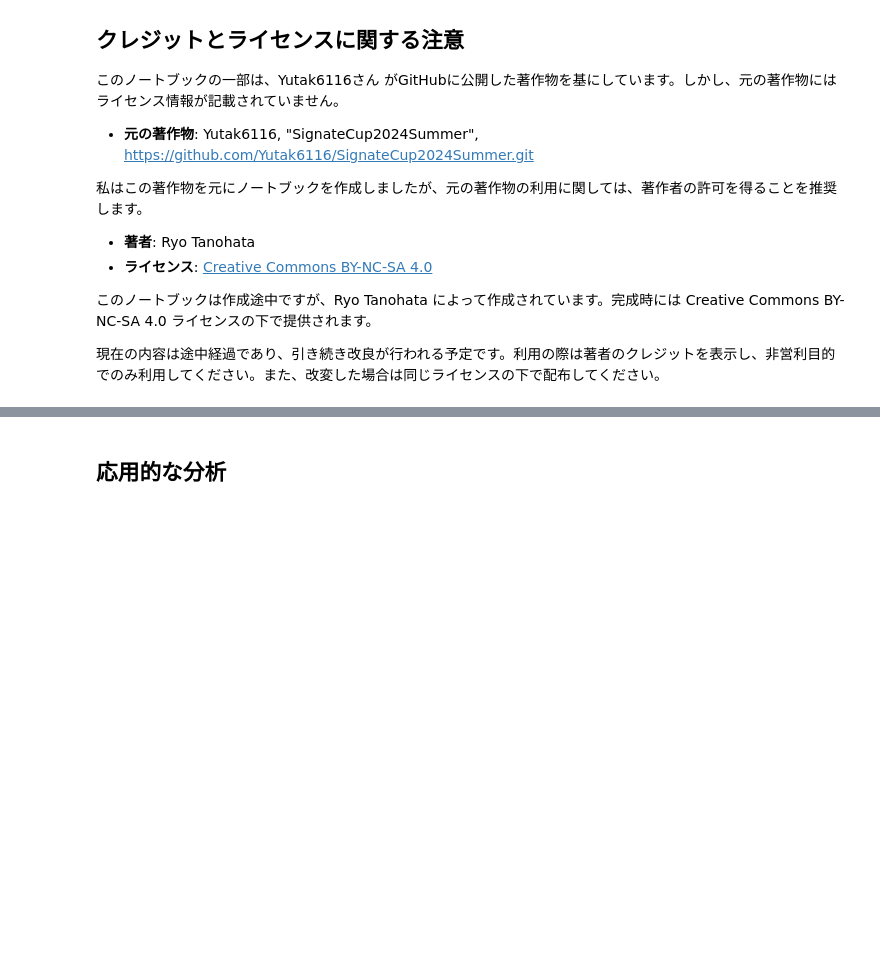
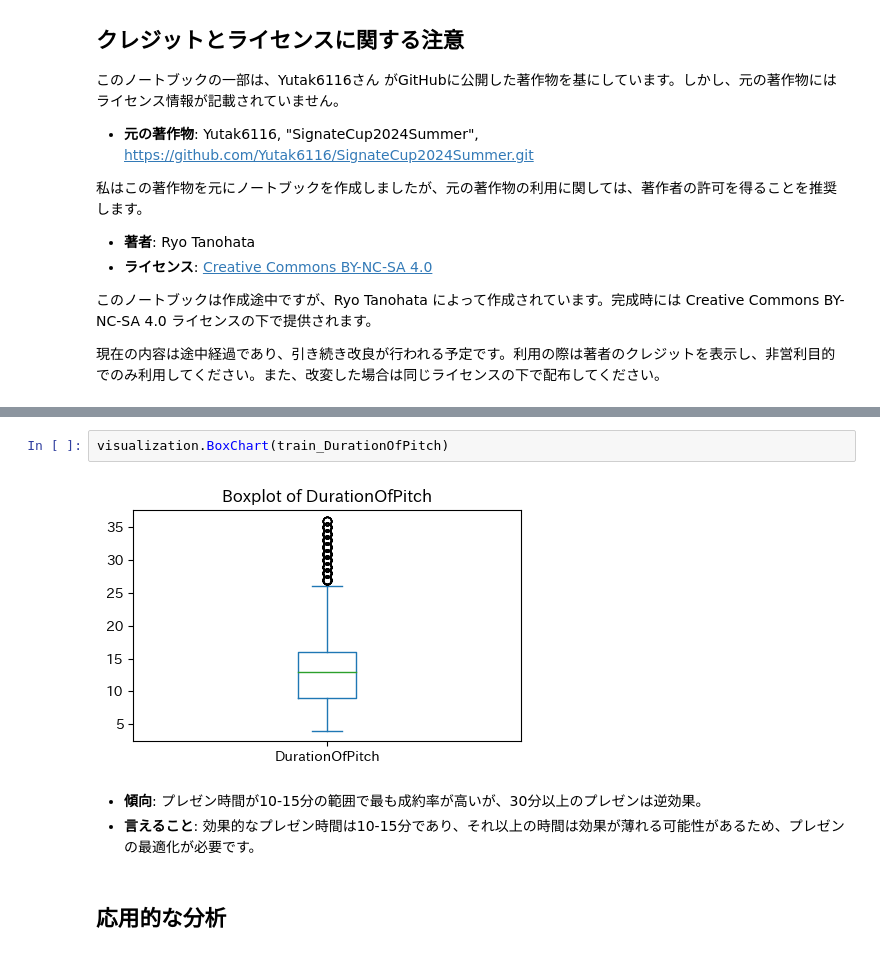
Before and after one commit to Ry02024/SignateCup2024Summer_Ry03, a Jupyter notebook: CompeCode.ipynb, the cells around one changed output, grey strips where cells are left out. Drawn from its saved outputs; the diff is of its cells as text; blank space fills up the shorter version.

```diff
--- a/CompeCode.ipynb
+++ b/CompeCode.ipynb
@@ -211,3 +71,10 @@ import pandas as pd
+# %%
+visualization.BoxChart(train_DurationOfPitch)
+# %% [output]
+[figure, added]
+# %% [markdown]
+- **傾向**: プレゼン時間が10-15分の範囲で最も成約率が高いが、30分以上のプレゼンは逆効果。
+- **言えること**: 効果的なプレゼン時間は10-15分であり、それ以上の時間は効果が薄れる可能性があるため、プレゼンの最適化が必要です。
 # %% [markdown]
 ## 応用的な分析
 # %% [markdown]
```
Also changed, not shown: parts of 59 cells of this notebook.
